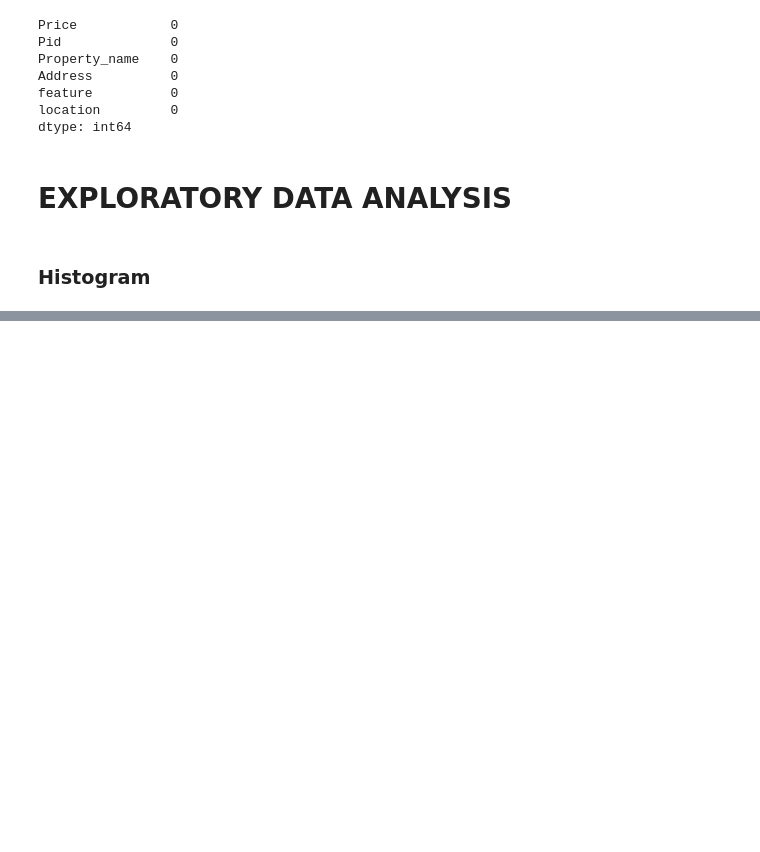
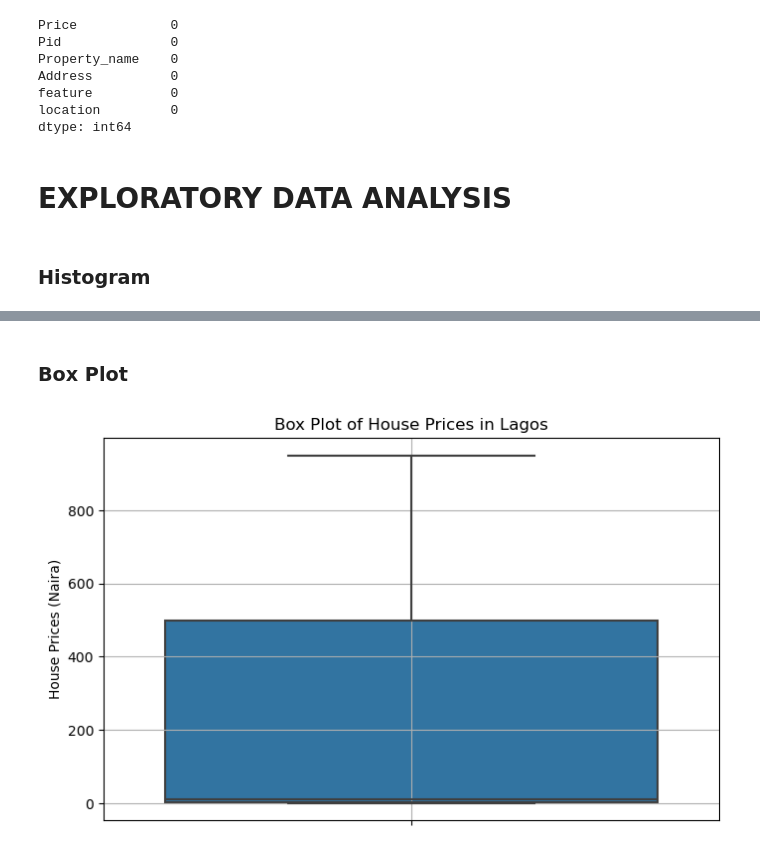
Before and after one commit to giftdavid101/House_Prices_in_Lagos, a Jupyter notebook: a-1-Portfolio-projects-Housing/House_Prices_in_Lagos.ipynb, the cells around one changed output, grey strips where cells are left out. Cells and saved outputs as stored; diff of their text form; code cells hidden in the pictures; blank space fills up the shorter version.

Commit message:
boxplot

```diff
--- a/a-1-Portfolio-projects-Housing/House_Prices_in_Lagos.ipynb
+++ b/a-1-Portfolio-projects-Housing/House_Prices_in_Lagos.ipynb
@@ -119,0 +120,16 @@ use_inf_as_na option is deprecated and will be removed in a future version. Conv
+# %% [markdown]
+### Box Plot
+# %%
+df1["Price"] = df1["Price"].str.replace(",", "").astype(int)
+# %%
+df1["Price"] = df1["Price"].str.extract(r"(\d+)").astype(int)
+# %%
+# Plot box plot
+plt.figure(figsize=(8, 5))
+sns.boxplot(y=df1["Price"])
+plt.ylabel("House Prices (Naira)")
+plt.title("Box Plot of House Prices in Lagos")
+plt.grid(True)
+plt.show()
+# %% [output]
+[figure, added]
```
Also changed, not shown: parts of 1 cell of this notebook.
